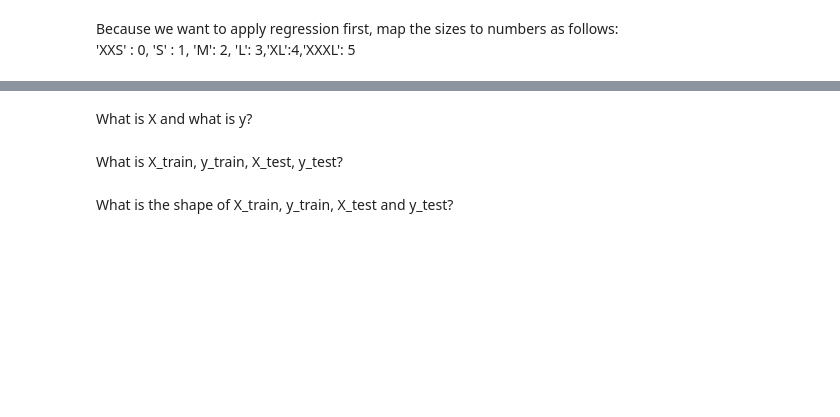
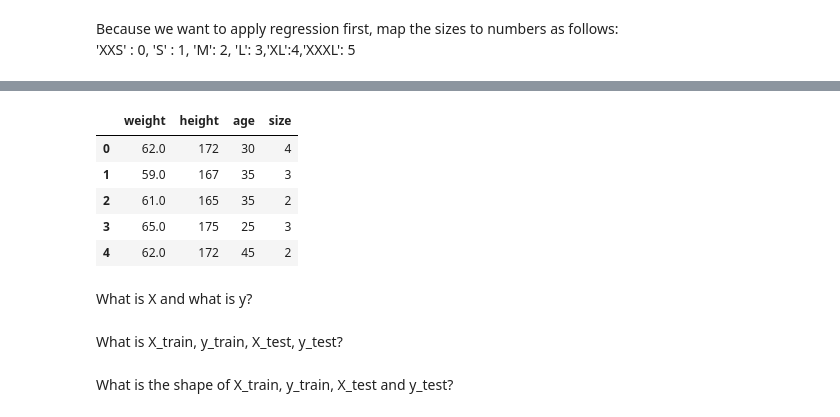
Before and after one commit to HOGENT-ML/course, a Jupyter notebook: 420-Women_clothing_sizes_Prediction.ipynb, the cells around one changed output, grey strips where cells are left out. Cells and saved outputs as stored; diff of their text form; code cells hidden in the pictures; blank space fills up the shorter version.

```diff
--- a/420-Women_clothing_sizes_Prediction.ipynb
+++ b/420-Women_clothing_sizes_Prediction.ipynb
@@ -135,4 +169,6 @@ dtype: int64
 # %% [markdown]
 We decide to remove those records and to keep the first one
+# %%
+df = df.drop_duplicates(subset=['weight','age','height'], keep='first')
 # %% [markdown]
 How many records are left?
@@ -174,2 +205,13 @@ Because we want to apply regression first, map the sizes to numbers as follows:
+# %%
+mapping = {'XXS':0, 'S':1,'M':2, 'L':3,'XL':4,'XXXL':5}
+df['size'] = df['size'].map(mapping)
+df.head()
+# %% [output]
+|  | weight | height | age | size |
+| 0 | 62.0 | 172 | 30 | 4 |
+| 1 | 59.0 | 167 | 35 | 3 |
+| 2 | 61.0 | 165 | 35 | 2 |
+| 3 | 65.0 | 175 | 25 | 3 |
+| 4 | 62.0 | 172 | 45 | 2 |
 # %% [markdown]
 What is X and what is y?
```
Also changed, not shown: parts of 37 cells of this notebook, 1 other file.
